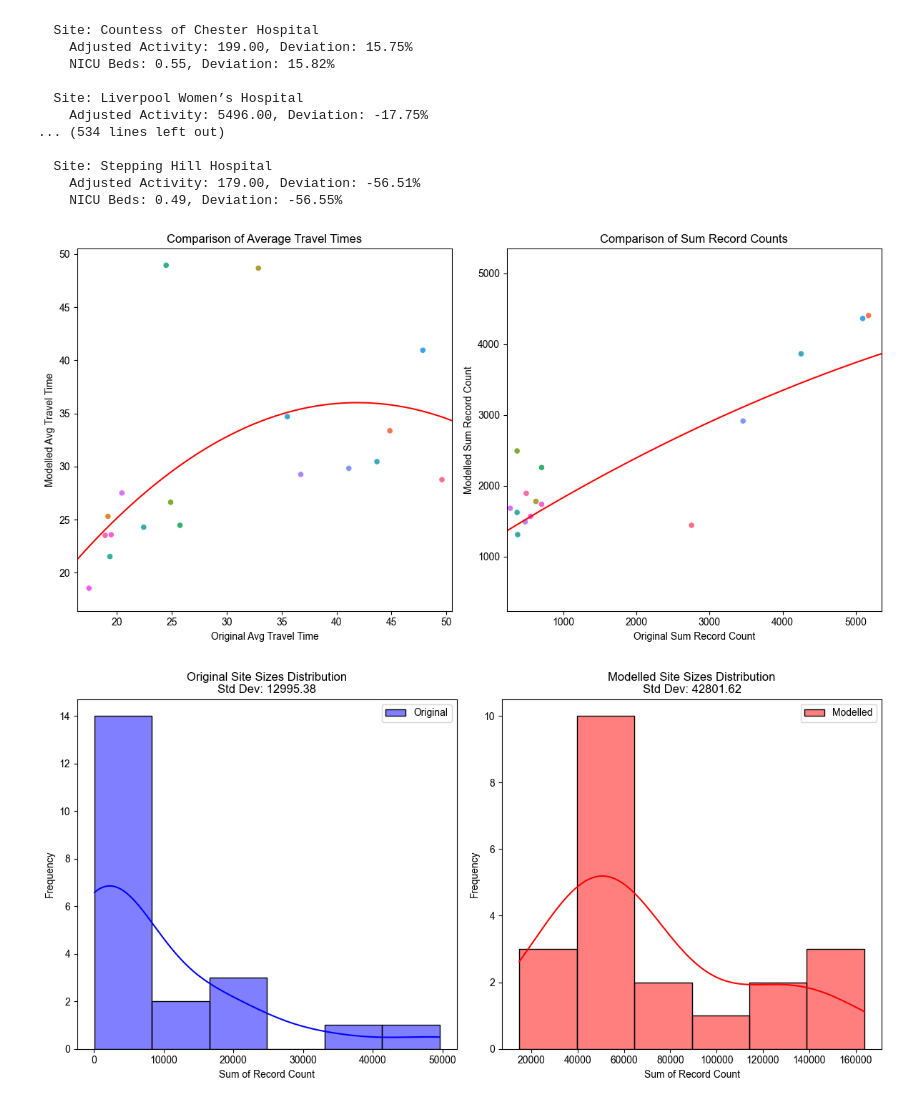
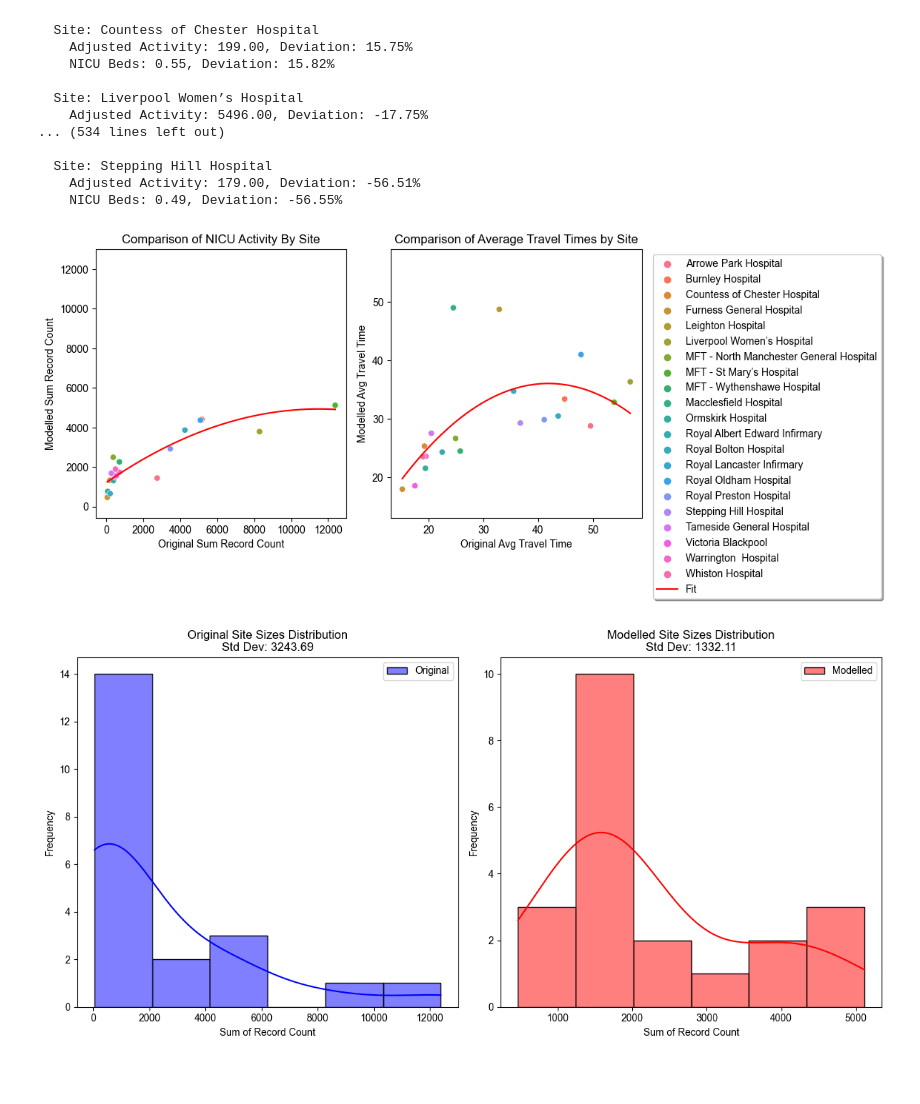
Before and after one commit to Duncan-Galletly/NWNODN_Modelling_HSMA5_08, a Jupyter notebook: Final Analysis Output.ipynb, the cells around one changed output. Drawn from its saved outputs; the diff is of its cells as text; code cells hidden in the pictures; blank space fills up the shorter version.

```diff
--- a/Final Analysis Output.ipynb
+++ b/Final Analysis Output.ipynb
@@ -380,49 +380,45 @@ modelled_data_grouped = modelled_data_summed.groupby(['Site']).agg({
 # Merge the original data with modelled data for comparison
 comparison_data = pd.merge(original_data_grouped, modelled_data_grouped, on=['Site'], suffixes=('_Orig', '_Mod'))
 
 # Fitting polynomial curves (let's use a 2nd degree polynomial for example)
 poly_fit_time = np.polyfit(comparison_data['Avg_Travel_Time_Orig'], comparison_data['Avg_Travel_Time_Mod'], 2)
 poly_fit_count = np.polyfit(comparison_data['Sum_Record_Count_Orig'], comparison_data['Sum_Record_Count_Mod'], 2)
 
 # Generating polynomial curve data
 poly_line_time = np.poly1d(poly_fit_time)
 poly_line_count = np.poly1d(poly_fit_count)
 
 # Points for curve
 x_time = np.linspace(comparison_data['Avg_Travel_Time_Orig'].min(), comparison_data['Avg_Travel_Time_Orig'].max(), 100)
 x_count = np.linspace(comparison_data['Sum_Record_Count_Orig'].min(), comparison_data['Sum_Record_Count_Orig'].max(), 100)
 
 # Plotting
-fig, (ax1, ax2) = plt.subplots(1, 2, figsize=(12, 6))
+fig, (ax2, ax1) = plt.subplots(1, 2, figsize=(12, 5))
 sns.scatterplot(data=comparison_data, x='Avg_Travel_Time_Orig', y='Avg_Travel_Time_Mod', hue='Site', ax=ax1)
 sns.scatterplot(data=comparison_data, x='Sum_Record_Count_Orig', y='Sum_Record_Count_Mod', hue='Site', ax=ax2)
 ax1.plot(x_time, poly_line_time(x_time), color="red", label='Fit')
 ax2.plot(x_count, poly_line_count(x_count), color="red", label='Fit')
-ax1.set_xlim(ax1.get_ylim())
-ax2.set_xlim(ax2.get_ylim())
-ax1.set_title('Comparison of Average Travel Times')
+ax1.set_ylim(ax1.get_xlim())
+ax2.set_ylim(ax2.get_xlim())
+ax1.set_title('Comparison of Average Travel Times by Site')
 ax1.set_xlabel('Original Avg Travel Time')
 ax1.set_ylabel('Modelled Avg Travel Time')
-ax2.set_title('Comparison of Sum Record Counts')
+ax2.set_title('Comparison of NICU Activity By Site')
 ax2.set_xlabel('Original Sum Record Count')
 ax2.set_ylabel('Modelled Sum Record Count')
 
 plt.legend([],[], frameon=False)
-ax1.legend(loc='upper center', bbox_to_anchor=(1.1, 1),
+ax1.legend(loc='upper center', bbox_to_anchor=(1.5, 1),
            fancybox=True, shadow=True, ncol=1)
-ax1.legend().set_visible(False)
+ax2.legend().set_visible(False)
 plt.tight_layout()
 plt.show()
 # %% [output]
-[figure, old version]
+[figure, new version]
 # %%
 
-original_data = sol1_data_NICU[sol1_data_NICU['Solution_Number'] == 0]
-modelled_data = sol1_data_NICU[sol1_data_NICU['Solution_Number'] != 0]
-
-# Summing record counts per site for original and modelled
-original_site_sizes = original_data.groupby('Site').agg({'Sum_Record_Count': 'sum'}).reset_index()
-modelled_site_sizes = modelled_data.groupby('Site').agg({'Sum_Record_Count': 'sum'}).reset_index()
+original_site_sizes = original_data_grouped.groupby('Site').agg({'Sum_Record_Count': 'sum'}).reset_index()
+modelled_site_sizes = modelled_data_grouped.groupby('Site').agg({'Sum_Record_Count': 'sum'}).reset_index()
 
 # Calculating standard deviation
 std_dev_original = original_site_sizes['Sum_Record_Count'].std()
@@ -446,4 +442,4 @@ ax2.legend()
 plt.tight_layout()
 plt.show()
 # %% [output]
-[figure, old version]
+[figure, new version]
```
Also changed, not shown: parts of 2 cells of this notebook, 4 other files.
